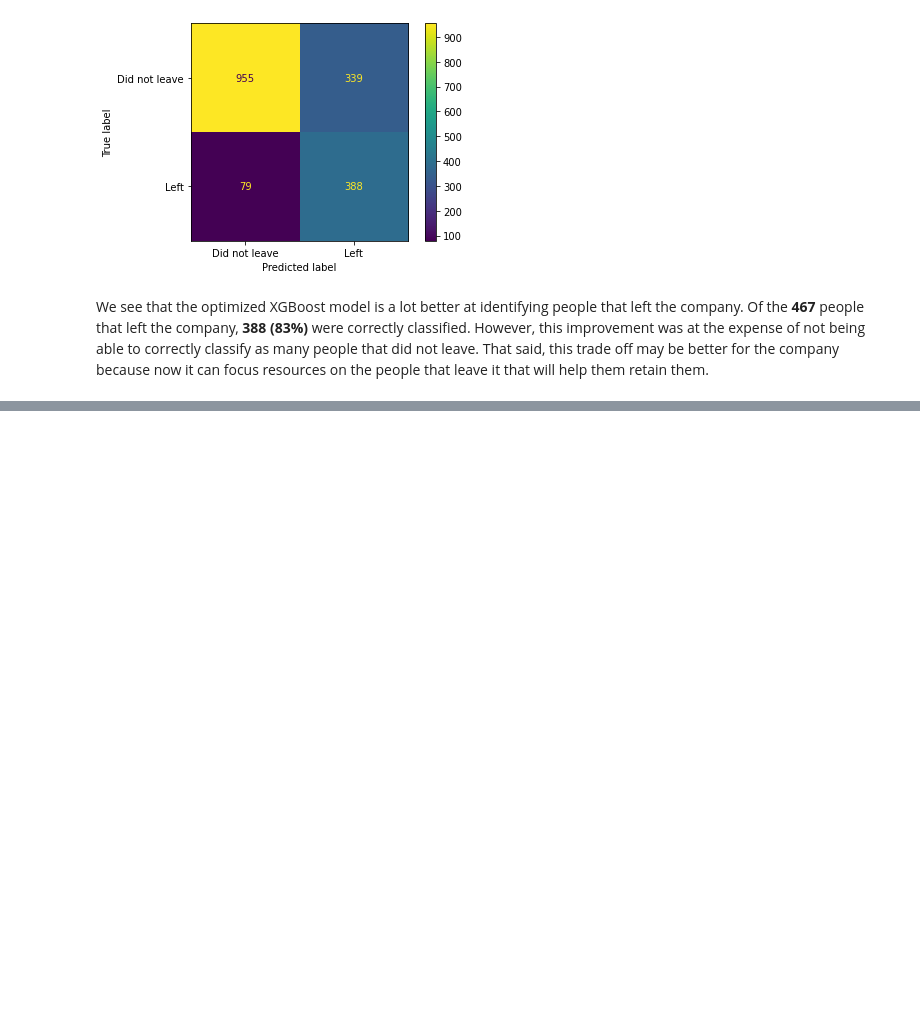
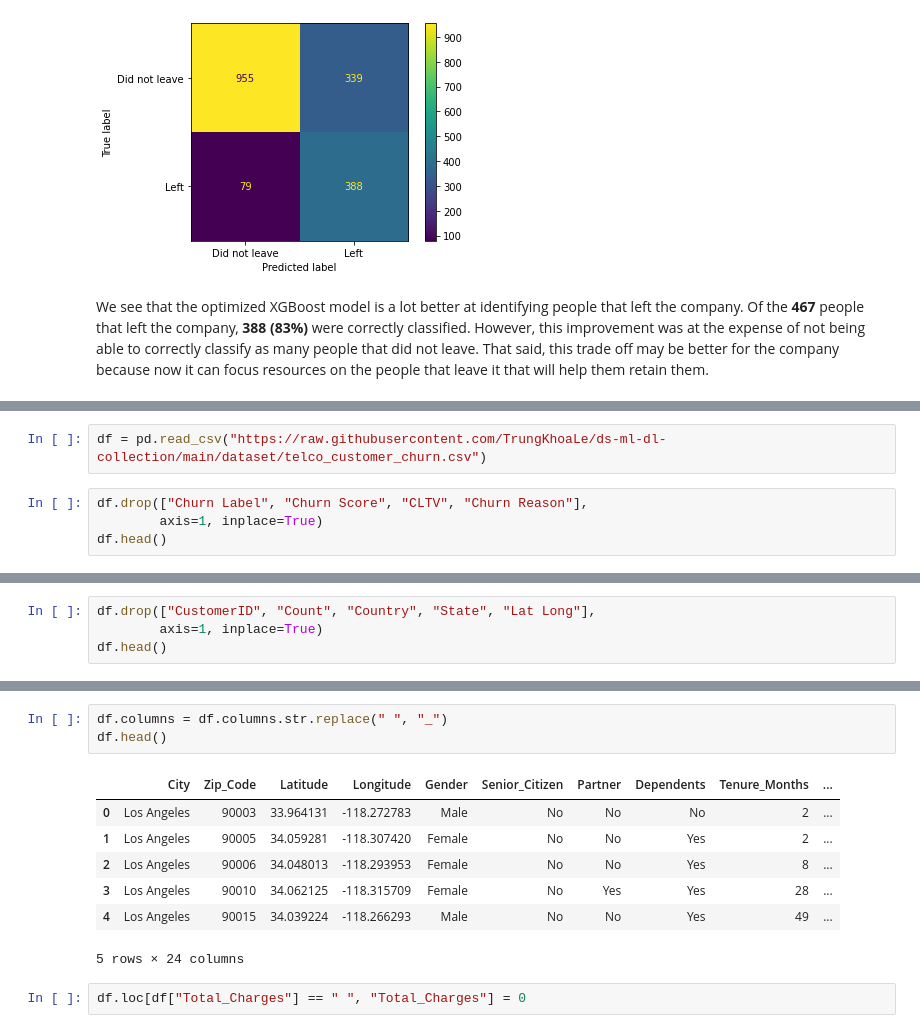
Before and after one commit to TrungKhoaLe/telco-customer-churn, a Jupyter notebook: notebooks/XGBoost_on_Telco_customer_churn.ipynb, the cells around one changed output, grey strips where cells are left out. Cells and saved outputs as stored; diff of their text form; blank space fills up the shorter version.

```diff
--- a/notebooks/XGBoost_on_Telco_customer_churn.ipynb
+++ b/notebooks/XGBoost_on_Telco_customer_churn.ipynb
@@ -562,0 +595,6 @@ total_cover: {'Zip_Code': 72.5, 'Latitude': 57.5, 'Longitude': 573.0, 'Total_Cha
+# %%
+df = pd.read_csv("https://raw.githubusercontent.com/TrungKhoaLe/ds-ml-dl-collection/main/dataset/telco_customer_churn.csv")
+# %%
+df.drop(["Churn Label", "Churn Score", "CLTV", "Churn Reason"],
+        axis=1, inplace=True)
+df.head()
@@ -562,0 +609,4 @@ total_cover: {'Zip_Code': 72.5, 'Latitude': 57.5, 'Longitude': 573.0, 'Total_Cha
+# %%
+df.drop(["CustomerID", "Count", "Country", "State", "Lat Long"],
+        axis=1, inplace=True)
+df.head()
@@ -562,0 +621,13 @@ total_cover: {'Zip_Code': 72.5, 'Latitude': 57.5, 'Longitude': 573.0, 'Total_Cha
+# %%
+df.columns = df.columns.str.replace(" ", "_")
+df.head()
+# %% [output]
+|  | City | Zip_Code | Latitude | Longitude | Gender | Senior_Citizen | Partner | Dependents | Tenure_Months | ... |
+| 0 | Los Angeles | 90003 | 33.964131 | -118.272783 | Male | No | No | No | 2 | ... |
+| 1 | Los Angeles | 90005 | 34.059281 | -118.307420 | Female | No | No | Yes | 2 | ... |
+| 2 | Los Angeles | 90006 | 34.048013 | -118.293953 | Female | No | No | Yes | 8 | ... |
+| 3 | Los Angeles | 90010 | 34.062125 | -118.315709 | Female | No | Yes | Yes | 28 | ... |
+| 4 | Los Angeles | 90015 | 34.039224 | -118.266293 | Male | No | No | Yes | 49 | ... |
+5 rows × 24 columns
+# %%
+df.loc[df["Total_Charges"] == " ", "Total_Charges"] = 0
```
Also changed, not shown: parts of 32 cells of this notebook.
